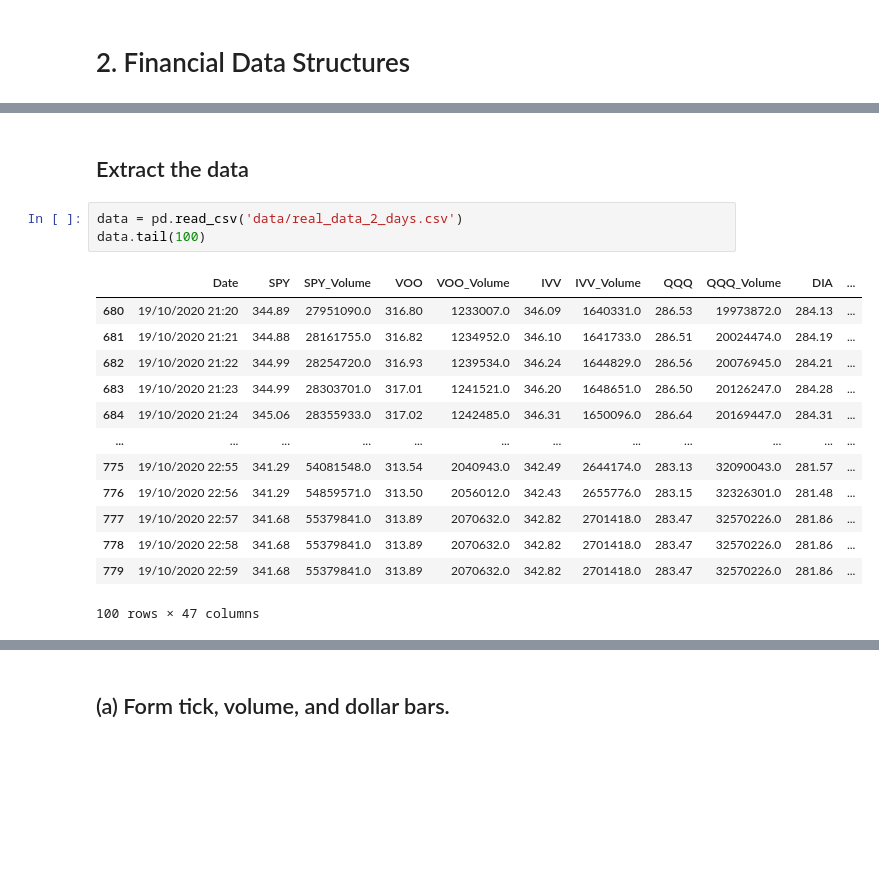
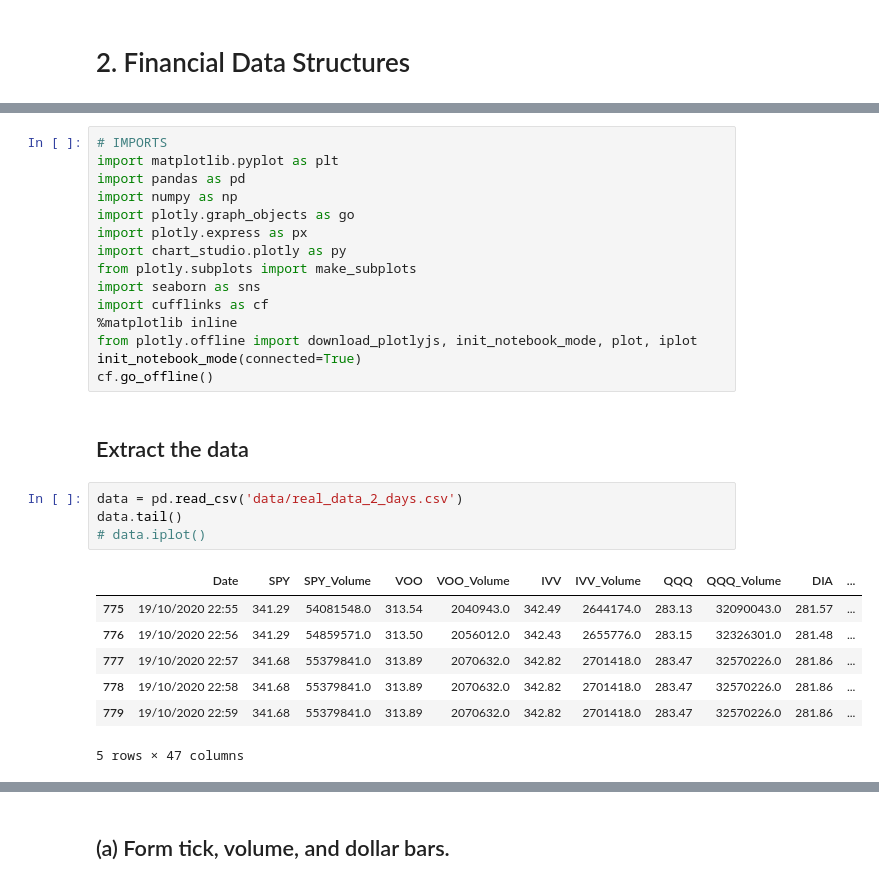
Before and after one commit to Arseni1919/Learning_AiFML, a Jupyter notebook: 2_financial_data_structures.ipynb, the cells around one changed output, grey strips where cells are left out. Saved outputs shown, nothing was run; the diff lists cells and outputs as text; blank space fills up the shorter version.

```diff
--- a/2_financial_data_structures.ipynb
+++ b/2_financial_data_structures.ipynb
@@ -11,22 +3,32 @@ ModuleNotFoundError: No module named 'plotly'
+# %%
+# IMPORTS
+import matplotlib.pyplot as plt
+import pandas as pd
+import numpy as np
+import plotly.graph_objects as go
+import plotly.express as px
+import chart_studio.plotly as py
+from plotly.subplots import make_subplots
+import seaborn as sns
+import cufflinks as cf
+%matplotlib inline
+from plotly.offline import download_plotlyjs, init_notebook_mode, plot, iplot
+init_notebook_mode(connected=True)
+cf.go_offline()
 # %% [markdown]
 ## Extract the data
 # %%
 data = pd.read_csv('data/real_data_2_days.csv')
-data.tail(100)
+data.tail()
+# data.iplot()
 # %% [output]
 |  | Date | SPY | SPY_Volume | VOO | VOO_Volume | IVV | IVV_Volume | QQQ | QQQ_Volume | DIA | ... |
-| 680 | 19/10/2020 21:20 | 344.89 | 27951090.0 | 316.80 | 1233007.0 | 346.09 | 1640331.0 | 286.53 | 19973872.0 | 284.13 | ... |
-| 681 | 19/10/2020 21:21 | 344.88 | 28161755.0 | 316.82 | 1234952.0 | 346.10 | 1641733.0 | 286.51 | 20024474.0 | 284.19 | ... |
-| 682 | 19/10/2020 21:22 | 344.99 | 28254720.0 | 316.93 | 1239534.0 | 346.24 | 1644829.0 | 286.56 | 20076945.0 | 284.21 | ... |
-| 683 | 19/10/2020 21:23 | 344.99 | 28303701.0 | 317.01 | 1241521.0 | 346.20 | 1648651.0 | 286.50 | 20126247.0 | 284.28 | ... |
-| 684 | 19/10/2020 21:24 | 345.06 | 28355933.0 | 317.02 | 1242485.0 | 346.31 | 1650096.0 | 286.64 | 20169447.0 | 284.31 | ... |
-| ... | ... | ... | ... | ... | ... | ... | ... | ... | ... | ... | ... |
 | 775 | 19/10/2020 22:55 | 341.29 | 54081548.0 | 313.54 | 2040943.0 | 342.49 | 2644174.0 | 283.13 | 32090043.0 | 281.57 | ... |
 | 776 | 19/10/2020 22:56 | 341.29 | 54859571.0 | 313.50 | 2056012.0 | 342.43 | 2655776.0 | 283.15 | 32326301.0 | 281.48 | ... |
 | 777 | 19/10/2020 22:57 | 341.68 | 55379841.0 | 313.89 | 2070632.0 | 342.82 | 2701418.0 | 283.47 | 32570226.0 | 281.86 | ... |
 | 778 | 19/10/2020 22:58 | 341.68 | 55379841.0 | 313.89 | 2070632.0 | 342.82 | 2701418.0 | 283.47 | 32570226.0 | 281.86 | ... |
 | 779 | 19/10/2020 22:59 | 341.68 | 55379841.0 | 313.89 | 2070632.0 | 342.82 | 2701418.0 | 283.47 | 32570226.0 | 281.86 | ... |
-100 rows × 47 columns
+5 rows × 47 columns
 # %%
 spy_data = data['SPY']
 spy_volume_data = data['SPY_Volume']
```
Also changed, not shown: parts of 4 cells of this notebook.
